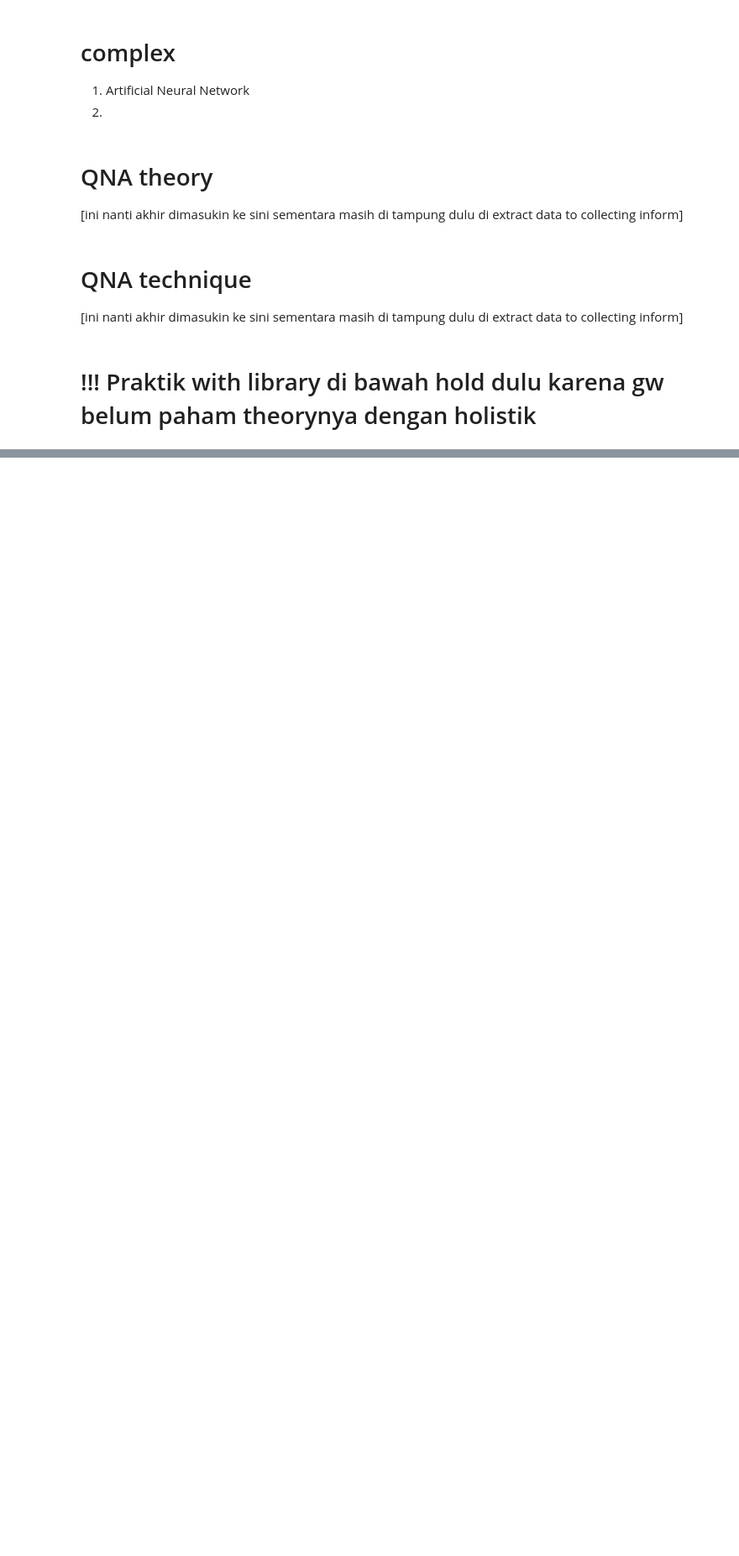
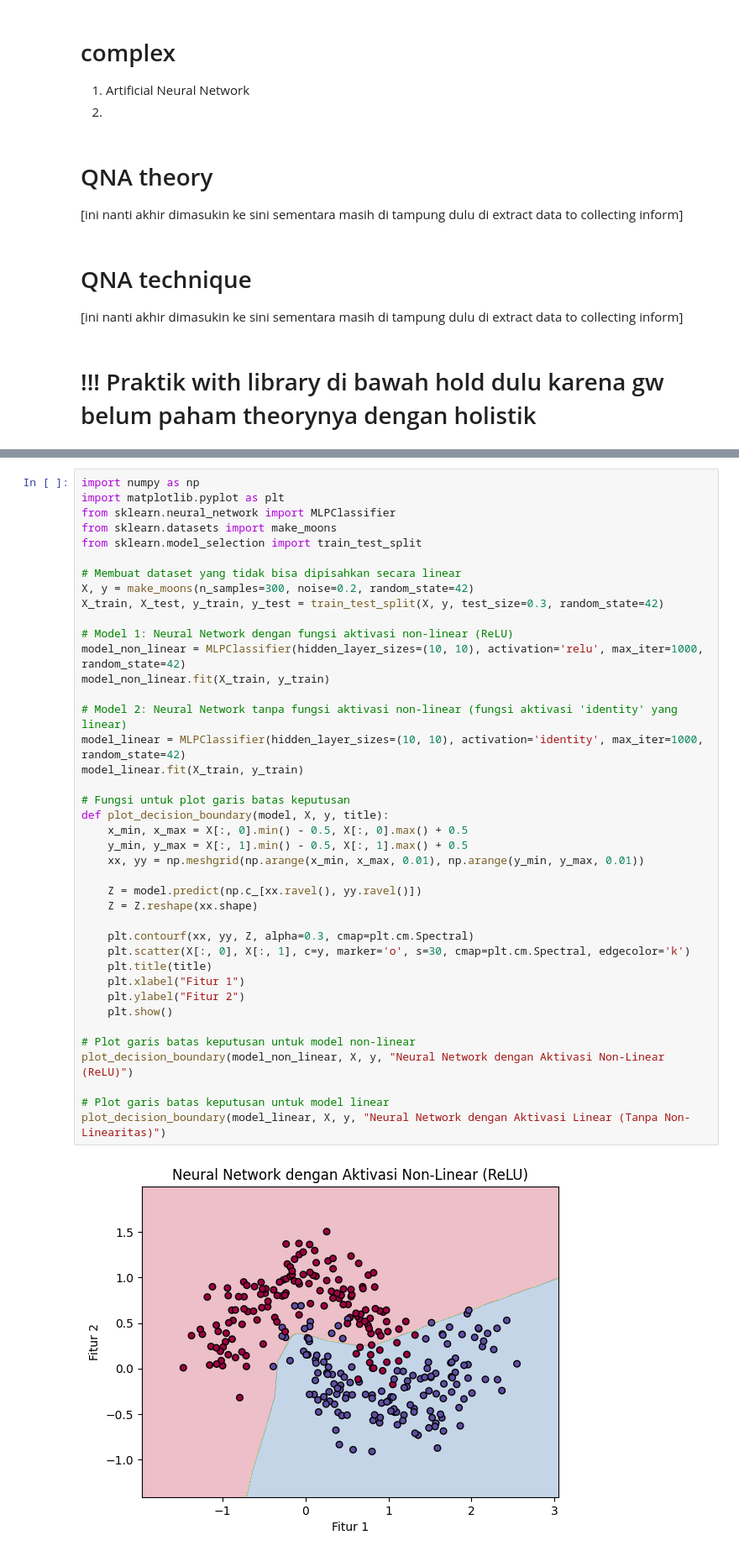
Before and after one commit to Symphoen1x/LearnAI_me, a Jupyter notebook: NLP/Deep_learning_for_NLP.ipynb, the cells around one changed output, grey strips where cells are left out. Shown at 84% size. Cells and saved outputs as stored; diff of their text form; blank space fills up the shorter version.

```diff
--- a/NLP/Deep_learning_for_NLP.ipynb
+++ b/NLP/Deep_learning_for_NLP.ipynb
@@ -89,0 +144,42 @@ saya masih kurang konek kenapa unsupervised learning yang tanpa instruktur hanya
+# %%
+import numpy as np
+import matplotlib.pyplot as plt
+from sklearn.neural_network import MLPClassifier
+from sklearn.datasets import make_moons
+from sklearn.model_selection import train_test_split
+
+# Membuat dataset yang tidak bisa dipisahkan secara linear
+X, y = make_moons(n_samples=300, noise=0.2, random_state=42)
+X_train, X_test, y_train, y_test = train_test_split(X, y, test_size=0.3, random_state=42)
+
+# Model 1: Neural Network dengan fungsi aktivasi non-linear (ReLU)
+model_non_linear = MLPClassifier(hidden_layer_sizes=(10, 10), activation='relu', max_iter=1000, random_state=42)
+model_non_linear.fit(X_train, y_train)
+
+# Model 2: Neural Network tanpa fungsi aktivasi non-linear (fungsi aktivasi 'identity' yang linear)
+model_linear = MLPClassifier(hidden_layer_sizes=(10, 10), activation='identity', max_iter=1000, random_state=42)
+model_linear.fit(X_train, y_train)
+
+# Fungsi untuk plot garis batas keputusan
+def plot_decision_boundary(model, X, y, title):
+    x_min, x_max = X[:, 0].min() - 0.5, X[:, 0].max() + 0.5
+    y_min, y_max = X[:, 1].min() - 0.5, X[:, 1].max() + 0.5
+    xx, yy = np.meshgrid(np.arange(x_min, x_max, 0.01), np.arange(y_min, y_max, 0.01))
+
+    Z = model.predict(np.c_[xx.ravel(), yy.ravel()])
+    Z = Z.reshape(xx.shape)
+
+    plt.contourf(xx, yy, Z, alpha=0.3, cmap=plt.cm.Spectral)
+    plt.scatter(X[:, 0], X[:, 1], c=y, marker='o', s=30, cmap=plt.cm.Spectral, edgecolor='k')
+    plt.title(title)
+    plt.xlabel("Fitur 1")
+    plt.ylabel("Fitur 2")
+    plt.show()
+
+# Plot garis batas keputusan untuk model non-linear
+plot_decision_boundary(model_non_linear, X, y, "Neural Network dengan Aktivasi Non-Linear (ReLU)")
+
+# Plot garis batas keputusan untuk model linear
+plot_decision_boundary(model_linear, X, y, "Neural Network dengan Aktivasi Linear (Tanpa Non-Linearitas)")
+# %% [output]
+[figure, added]
```
Also changed, not shown: parts of 8 cells of this notebook.
